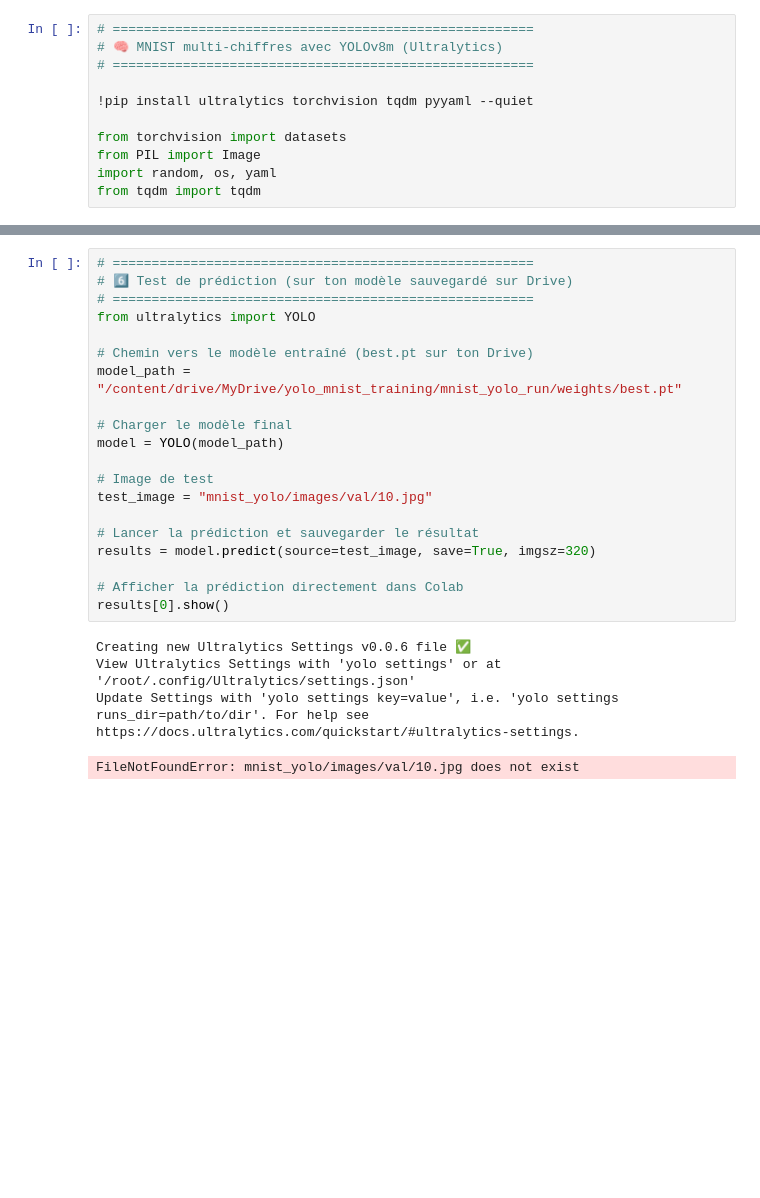
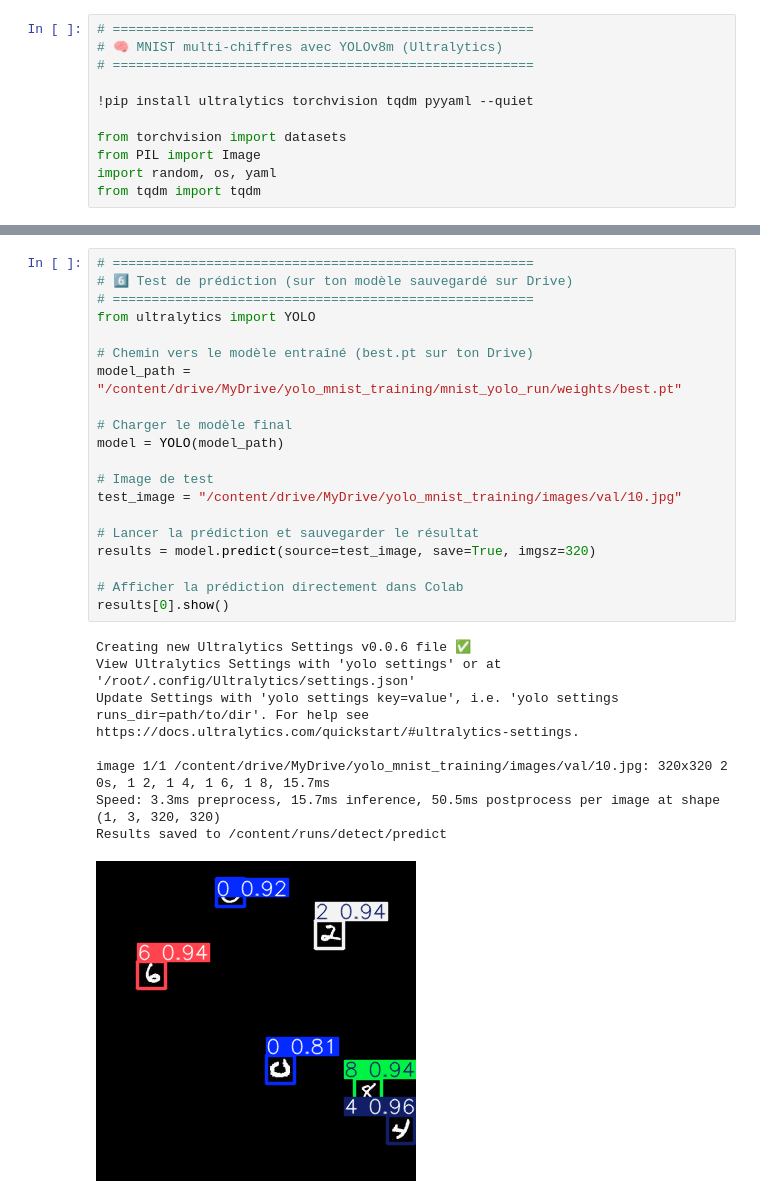
Before and after one commit to Didier06/IA_FABLAB, a Jupyter notebook: Introduction_IA/Yolov8_Minst_TEST.ipynb, the cells around one changed output, grey strips where cells are left out. Drawn from its saved outputs; the diff is of its cells as text; blank space fills up the shorter version.

```diff
--- a/Introduction_IA/Yolov8_Minst_TEST.ipynb
+++ b/Introduction_IA/Yolov8_Minst_TEST.ipynb
@@ -28,28 +28,32 @@ Drive already mounted at /content/drive; to attempt to forcibly remount, call dr
 # %%
 # ======================================================
 # 6️⃣ Test de prédiction (sur ton modèle sauvegardé sur Drive)
 # ======================================================
 from ultralytics import YOLO
 
 # Chemin vers le modèle entraîné (best.pt sur ton Drive)
 model_path = "/content/drive/MyDrive/yolo_mnist_training/mnist_yolo_run/weights/best.pt"
 
 # Charger le modèle final
 model = YOLO(model_path)
 
 # Image de test
-test_image = "mnist_yolo/images/val/10.jpg"
+test_image = "/content/drive/MyDrive/yolo_mnist_training/images/val/10.jpg"
 
 # Lancer la prédiction et sauvegarder le résultat
 results = model.predict(source=test_image, save=True, imgsz=320)
 
 # Afficher la prédiction directement dans Colab
 results[0].show()
 # %% [output]
 Creating new Ultralytics Settings v0.0.6 file ✅
 View Ultralytics Settings with 'yolo settings' or at '/root/.config/Ultralytics/settings.json'
 Update Settings with 'yolo settings key=value', i.e. 'yolo settings runs_dir=path/to/dir'. For help see https://docs.ultralytics.com/quickstart/#ultralytics-settings.
+
+image 1/1 /content/drive/MyDrive/yolo_mnist_training/images/val/10.jpg: 320x320 2 0s, 1 2, 1 4, 1 6, 1 8, 15.7ms
+Speed: 3.3ms preprocess, 15.7ms inference, 50.5ms postprocess per image at shape (1, 3, 320, 320)
+Results saved to /content/runs/detect/predict
-FileNotFoundError: mnist_yolo/images/val/10.jpg does not exist
+[figure, added]
 # %%
 from ultralytics import YOLO
 
```
Also changed, not shown: parts of 3 cells of this notebook.
